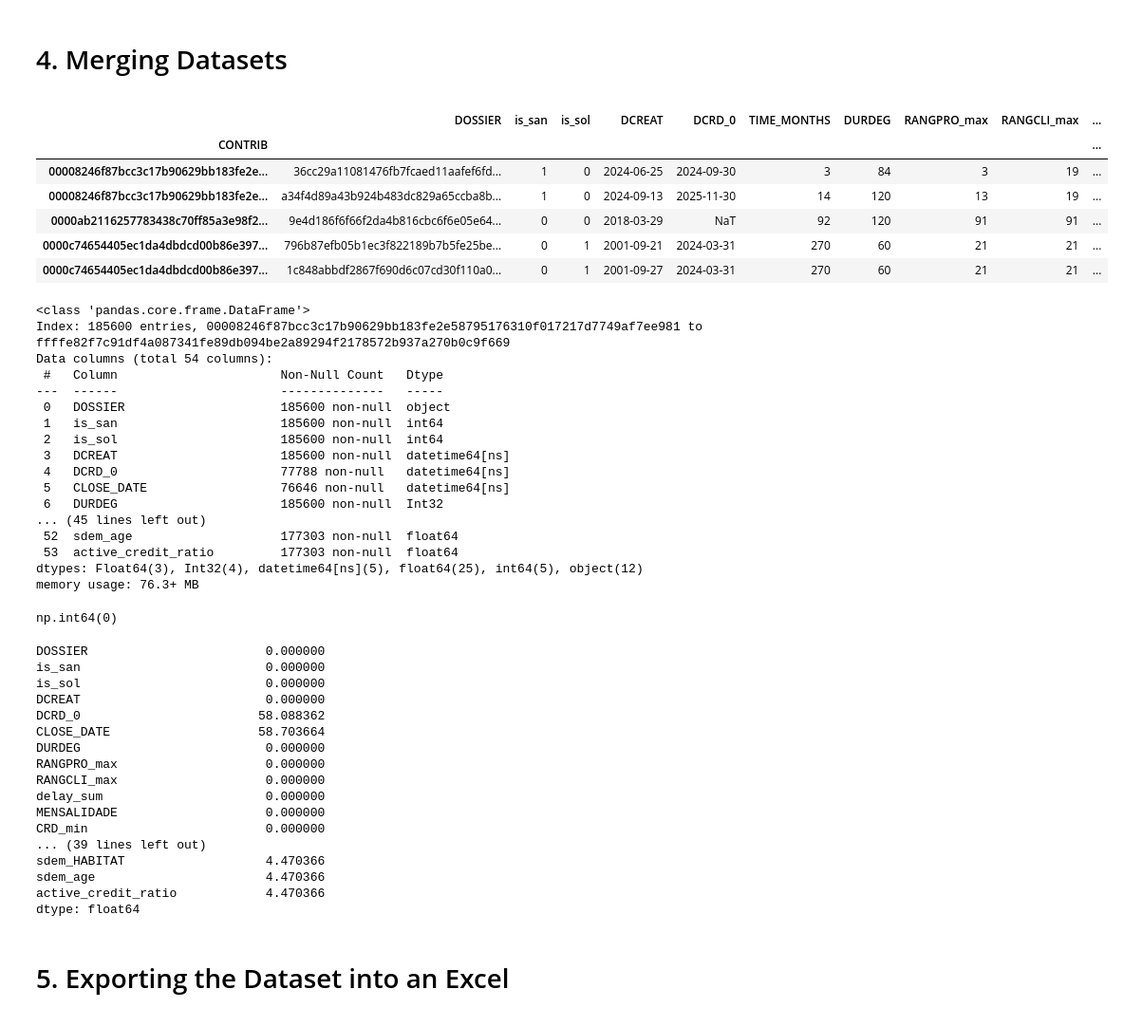
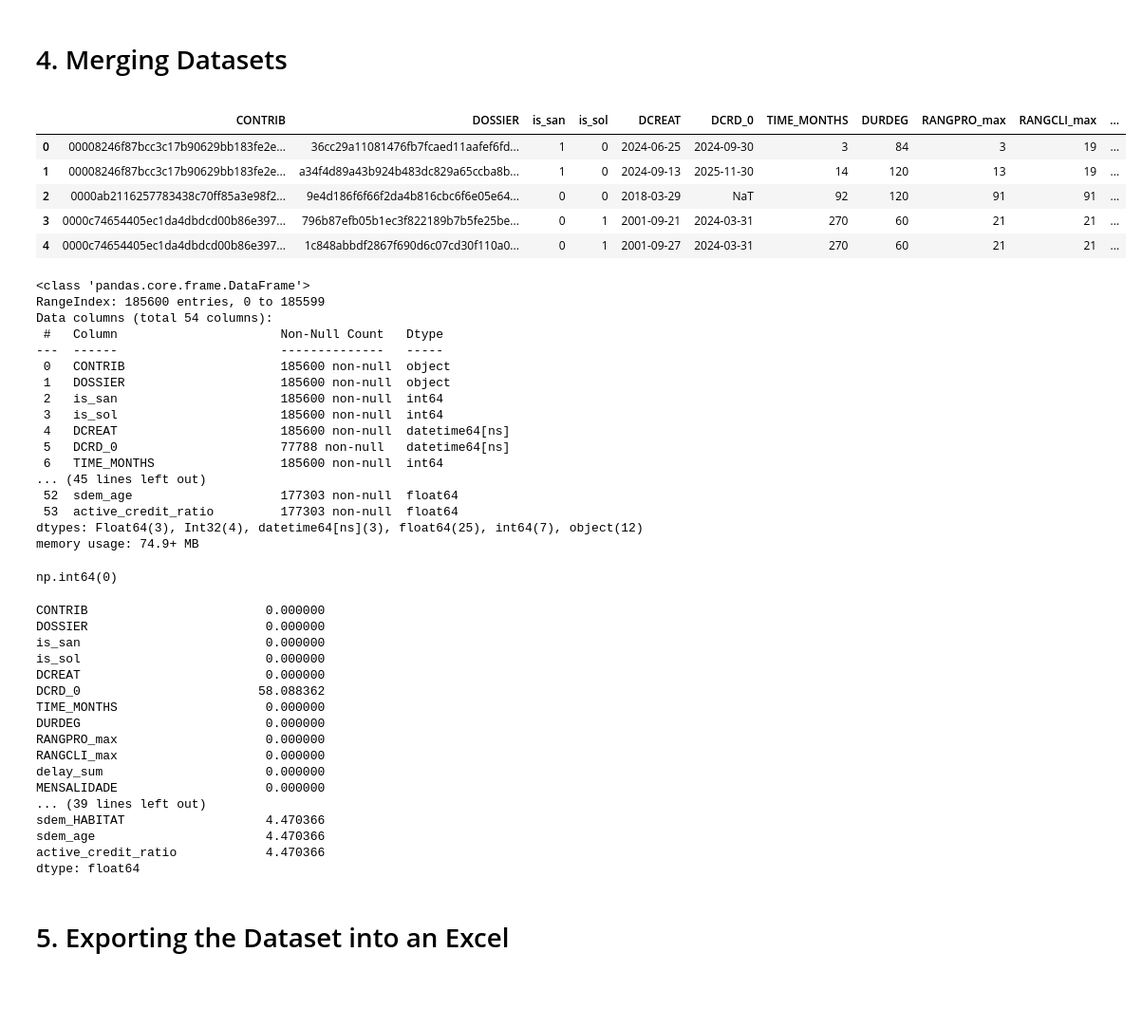
Before and after one commit to Alanog10/BNP-Paribas, a Jupyter notebook: Preprocessing ALANO.ipynb, the cells around one changed output. Shown at 95% size. Drawn from its saved outputs; the diff is of its cells as text; code cells hidden in the pictures; blank space fills up the shorter version.

```diff
--- a/Preprocessing ALANO.ipynb
+++ b/Preprocessing ALANO.ipynb
@@ -2933,8 +2951,6 @@ agg_dossier["time_to_churn"] = (
     .transform("sum")
     .astype(int)
 )
-
-agg_dossier = agg_dossier.drop(columns=["close_for_gap", "prev_close", "gap_months", "new_cycle", "cycle_id", "NEXT_DOSSIER_DATE", "DAYS_TO_NEXT",'MONTH_DIFF','CLOSE_DATE'])
 # %%
 cols = ['CONTRIB', 'DCREAT', 'DCRD_0', 'TIME_MONTHS', 'time_to_churn']
 
@@ -2989,6 +3005,6 @@ agg_dossier = agg_dossier.sort_values(['CONTRIB', 'DCREAT']).reset_index(drop=Tr
 
 latest_date = BDOSS['OBS_DATE'].max()
 
-agg_dossier['OBS_END_DATE'] = agg_dossier['CLOSE_DATE'].fillna(latest_date)
+agg_dossier['OBS_END_DATE'] = agg_dossier['DCRD_0'].fillna(latest_date)
 
 agg_dossier['DOSSIER_DURATION_DAYS'] = (agg_dossier['OBS_END_DATE'] - agg_dossier['DCREAT']).dt.days
@@ -3037,40 +3061,38 @@ agg_dossier = agg_dossier.drop(columns=["close_for_gap", "prev_close", "gap_mont
 # %%
 BNP = (
     agg_dossier
     .merge(CRC_agg, on='CONTRIB', how='left')
     .merge(CREDSCORE, on='CONTRIB', how='left')
     .merge(FAMA, on='CONTRIB', how='left')
-    .set_index('CONTRIB')
 )
 BNP.head()
 # %% [output]
-|  | DOSSIER | is_san | is_sol | DCREAT | DCRD_0 | TIME_MONTHS | DURDEG | RANGPRO_max | RANGCLI_max | ... |
-| CONTRIB |  |  |  |  |  |  |  |  |  | ... |
-| 00008246f87bcc3c17b90629bb183fe2e... | 36cc29a11081476fb7fcaed11aafef6fd... | 1 | 0 | 2024-06-25 | 2024-09-30 | 3 | 84 | 3 | 19 | ... |
-| 00008246f87bcc3c17b90629bb183fe2e... | a34f4d89a43b924b483dc829a65ccba8b... | 1 | 0 | 2024-09-13 | 2025-11-30 | 14 | 120 | 13 | 19 | ... |
-| 0000ab2116257783438c70ff85a3e98f2... | 9e4d186f6f66f2da4b816cbc6f6e05e64... | 0 | 0 | 2018-03-29 | NaT | 92 | 120 | 91 | 91 | ... |
-| 0000c74654405ec1da4dbdcd00b86e397... | 796b87efb05b1ec3f822189b7b5fe25be... | 0 | 1 | 2001-09-21 | 2024-03-31 | 270 | 60 | 21 | 21 | ... |
-| 0000c74654405ec1da4dbdcd00b86e397... | 1c848abbdf2867f690d6c07cd30f110a0... | 0 | 1 | 2001-09-27 | 2024-03-31 | 270 | 60 | 21 | 21 | ... |
+|  | CONTRIB | DOSSIER | is_san | is_sol | DCREAT | DCRD_0 | TIME_MONTHS | DURDEG | RANGPRO_max | RANGCLI_max | ... |
+| 0 | 00008246f87bcc3c17b90629bb183fe2e... | 36cc29a11081476fb7fcaed11aafef6fd... | 1 | 0 | 2024-06-25 | 2024-09-30 | 3 | 84 | 3 | 19 | ... |
+| 1 | 00008246f87bcc3c17b90629bb183fe2e... | a34f4d89a43b924b483dc829a65ccba8b... | 1 | 0 | 2024-09-13 | 2025-11-30 | 14 | 120 | 13 | 19 | ... |
+| 2 | 0000ab2116257783438c70ff85a3e98f2... | 9e4d186f6f66f2da4b816cbc6f6e05e64... | 0 | 0 | 2018-03-29 | NaT | 92 | 120 | 91 | 91 | ... |
+| 3 | 0000c74654405ec1da4dbdcd00b86e397... | 796b87efb05b1ec3f822189b7b5fe25be... | 0 | 1 | 2001-09-21 | 2024-03-31 | 270 | 60 | 21 | 21 | ... |
+| 4 | 0000c74654405ec1da4dbdcd00b86e397... | 1c848abbdf2867f690d6c07cd30f110a0... | 0 | 1 | 2001-09-27 | 2024-03-31 | 270 | 60 | 21 | 21 | ... |
 # %%
 BNP.info()
 # %% [output]
 <class 'pandas.core.frame.DataFrame'>
-Index: 185600 entries, 00008246f87bcc3c17b90629bb183fe2e58795176310f017217d7749af7ee981 to ffffe82f7c91df4a087341fe89db094be2a89294f2178572b937a270b0c9f669
+RangeIndex: 185600 entries, 0 to 185599
 Data columns (total 54 columns):
  #   Column                      Non-Null Count   Dtype
 ---  ------                      --------------   -----
- 0   DOSSIER                     185600 non-null  object
- 1   is_san                      185600 non-null  int64
- 2   is_sol                      185600 non-null  int64
- 3   DCREAT                      185600 non-null  datetime64[ns]
- 4   DCRD_0                      77788 non-null   datetime64[ns]
- 5   CLOSE_DATE                  76646 non-null   datetime64[ns]
- 6   DURDEG                      185600 non-null  Int32
+ 0   CONTRIB                     185600 non-null  object
+ 1   DOSSIER                     185600 non-null  object
+ 2   is_san                      185600 non-null  int64
+ 3   is_sol                      185600 non-null  int64
+ 4   DCREAT                      185600 non-null  datetime64[ns]
+ 5   DCRD_0                      77788 non-null   datetime64[ns]
+ 6   TIME_MONTHS                 185600 non-null  int64
 ... (45 lines left out)
  52  sdem_age                    177303 non-null  float64
  53  active_credit_ratio         177303 non-null  float64
-dtypes: Float64(3), Int32(4), datetime64[ns](5), float64(25), int64(5), object(12)
-memory usage: 76.3+ MB
+dtypes: Float64(3), Int32(4), datetime64[ns](3), float64(25), int64(7), object(12)
+memory usage: 74.9+ MB
 # %%
 #checking number of duplicates
 BNP.duplicated().sum()
@@ -3080,18 +3102,18 @@ np.int64(0)
 #checking umber of missing values in each column as a percentage
 BNP.isna().sum()/len(BNP) * 100
 # %% [output]
+CONTRIB                        0.000000
 DOSSIER                        0.000000
 is_san                         0.000000
 is_sol                         0.000000
 DCREAT                         0.000000
 DCRD_0                        58.088362
-CLOSE_DATE                    58.703664
+TIME_MONTHS                    0.000000
 DURDEG                         0.000000
 RANGPRO_max                    0.000000
 RANGCLI_max                    0.000000
 delay_sum                      0.000000
 MENSALIDADE                    0.000000
-CRD_min                        0.000000
 ... (39 lines left out)
 sdem_HABITAT                   4.470366
 sdem_age                       4.470366
```
Also changed, not shown: parts of 11 cells of this notebook, 2 other files.
